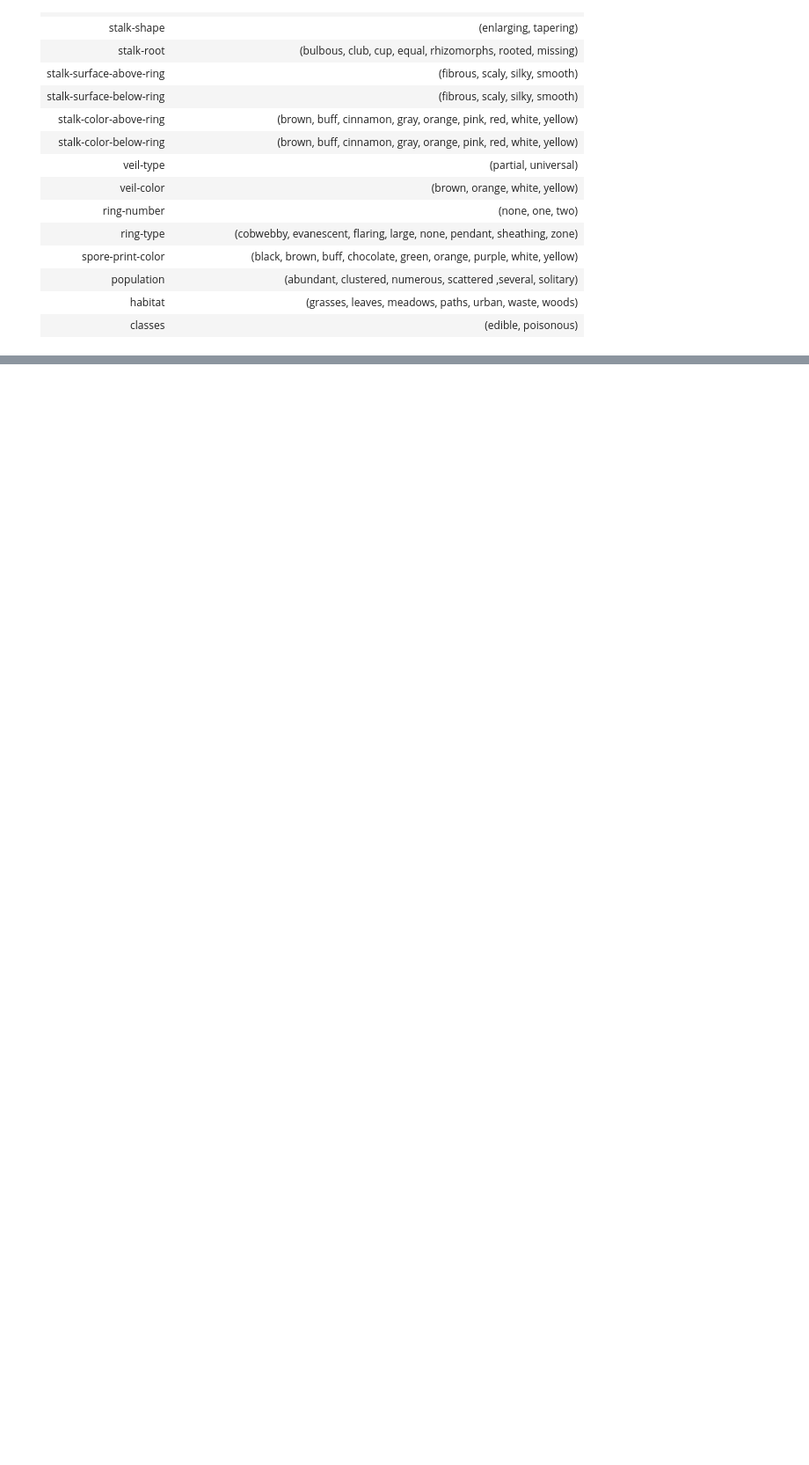
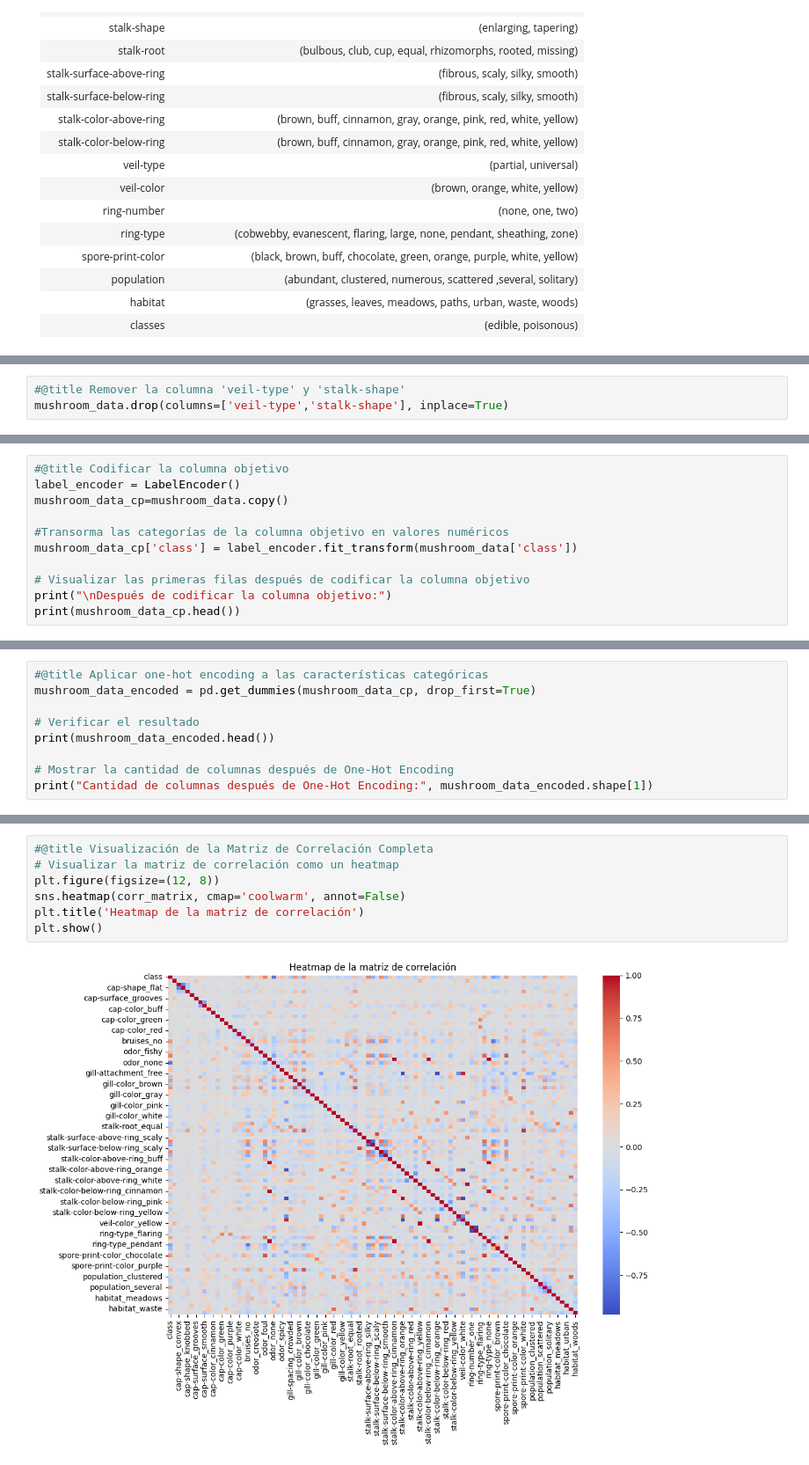
Before and after one commit to bringol/IA_TP_GRUPO_2, a Jupyter notebook: Dataset_no_me_comas.ipynb, the cells around one changed output, grey strips where cells are left out. Shown at 88% size. Cells and saved outputs as stored; diff of their text form; blank space fills up the shorter version.

```diff
--- a/Dataset_no_me_comas.ipynb
+++ b/Dataset_no_me_comas.ipynb
@@ -1154,0 +121,3 @@ Matriz de confusión de KNN en el segundo conjunto de prueba adicional:
+# %%
+#@title Remover la columna 'veil-type' y 'stalk-shape'
+mushroom_data.drop(columns=['veil-type','stalk-shape'], inplace=True)
@@ -1154,0 +362,11 @@ Matriz de confusión de KNN en el segundo conjunto de prueba adicional:
+# %%
+#@title Codificar la columna objetivo
+label_encoder = LabelEncoder()
+mushroom_data_cp=mushroom_data.copy()
+
+#Transorma las categorías de la columna objetivo en valores numéricos
+mushroom_data_cp['class'] = label_encoder.fit_transform(mushroom_data['class'])
+
+# Visualizar las primeras filas después de codificar la columna objetivo
+print("\nDespués de codificar la columna objetivo:")
+print(mushroom_data_cp.head())
@@ -1154,0 +391,9 @@ Matriz de confusión de KNN en el segundo conjunto de prueba adicional:
+# %%
+#@title Aplicar one-hot encoding a las características categóricas
+mushroom_data_encoded = pd.get_dummies(mushroom_data_cp, drop_first=True)
+
+# Verificar el resultado
+print(mushroom_data_encoded.head())
+
+# Mostrar la cantidad de columnas después de One-Hot Encoding
+print("Cantidad de columnas después de One-Hot Encoding:", mushroom_data_encoded.shape[1])
@@ -1154,0 +440,9 @@ Matriz de confusión de KNN en el segundo conjunto de prueba adicional:
+# %%
+#@title Visualización de la Matriz de Correlación Completa
+# Visualizar la matriz de correlación como un heatmap
+plt.figure(figsize=(12, 8))
+sns.heatmap(corr_matrix, cmap='coolwarm', annot=False)
+plt.title('Heatmap de la matriz de correlación')
+plt.show()
+# %% [output]
+[figure, added]
```
Also changed, not shown: parts of 107 cells of this notebook.
